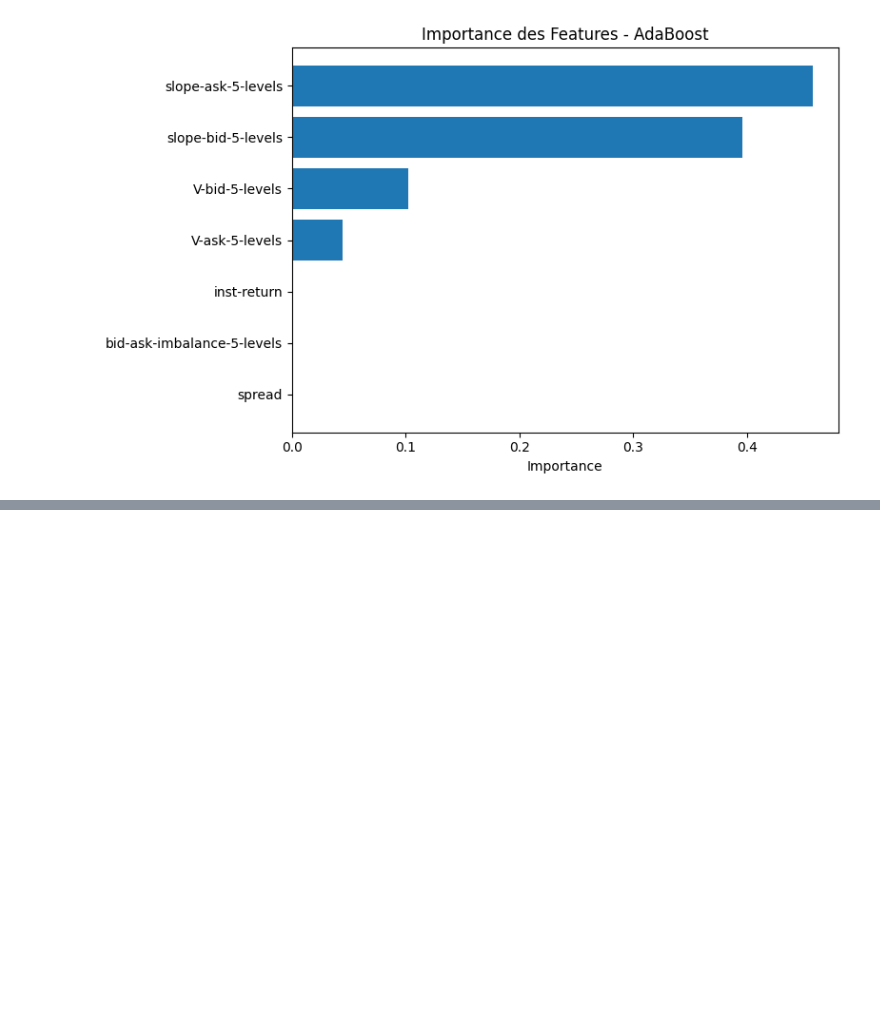
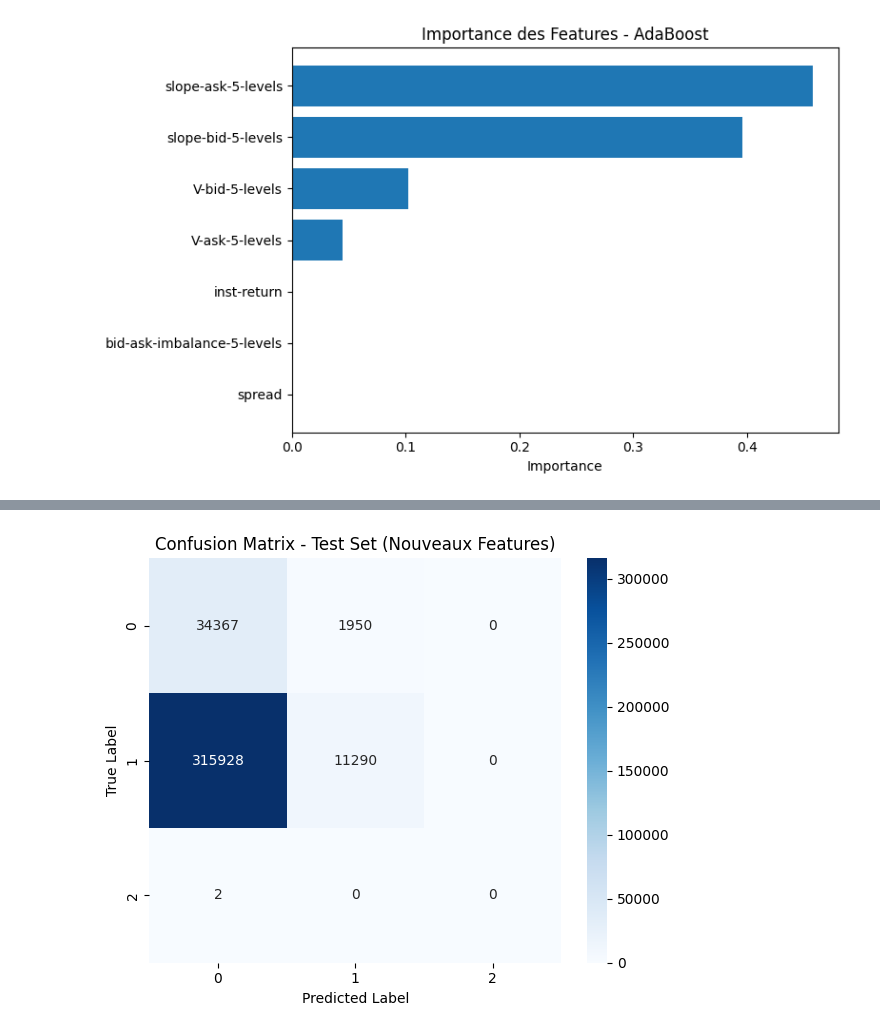
Before and after one commit to solalbaudoincs/ifcob, a Jupyter notebook: prediction_model/adaboost/adaboost_notebook_clean.ipynb, the cells around one changed output, grey strips where cells are left out. Cells and saved outputs as stored; diff of their text form; code cells hidden in the pictures; blank space fills up the shorter version.

```diff
--- a/prediction_model/adaboost/adaboost_notebook_clean.ipynb
+++ b/prediction_model/adaboost/adaboost_notebook_clean.ipynb
@@ -269,0 +312,12 @@ plt.show()
+# %%
+# Prédictions et évaluation du modèle avec les nouveaux features
+y_pred_new = ada_classifier_new.predict(X_test)
+y_train_pred_new = ada_classifier_new.predict(X_train)
+train_acc_new = accuracy_score(y_train, y_train_pred_new)
+test_acc_new = accuracy_score(y_test, y_pred_new)
+print(f"Train Accuracy (nouveaux features): {train_acc_new:.4f}")
+print(f"Test Accuracy (nouveaux features): {test_acc_new:.4f}")
+print("\nClassification report (test - nouveaux features):")
+print(classification_report(y_test, y_pred_new))
+print("\nConfusion matrix (test - nouveaux features):")
+print(confusion_matrix(y_test, y_pred_new))
@@ -269,0 +367,11 @@ plt.show()
+# %%
+# Visualisation de la matrice de confusion (nouveaux features)
+plt.figure(figsize=(6, 5))
+sns.heatmap(confusion_matrix(y_test, y_pred_new), annot=True, fmt='d', cmap='Blues')
+plt.title('Confusion Matrix - Test Set (Nouveaux Features)')
+plt.ylabel('True Label')
+plt.xlabel('Predicted Label')
+plt.tight_layout()
+plt.show()
+# %% [output]
+[figure, added]
```
Also changed, not shown: parts of 11 cells of this notebook, 1 other file.
